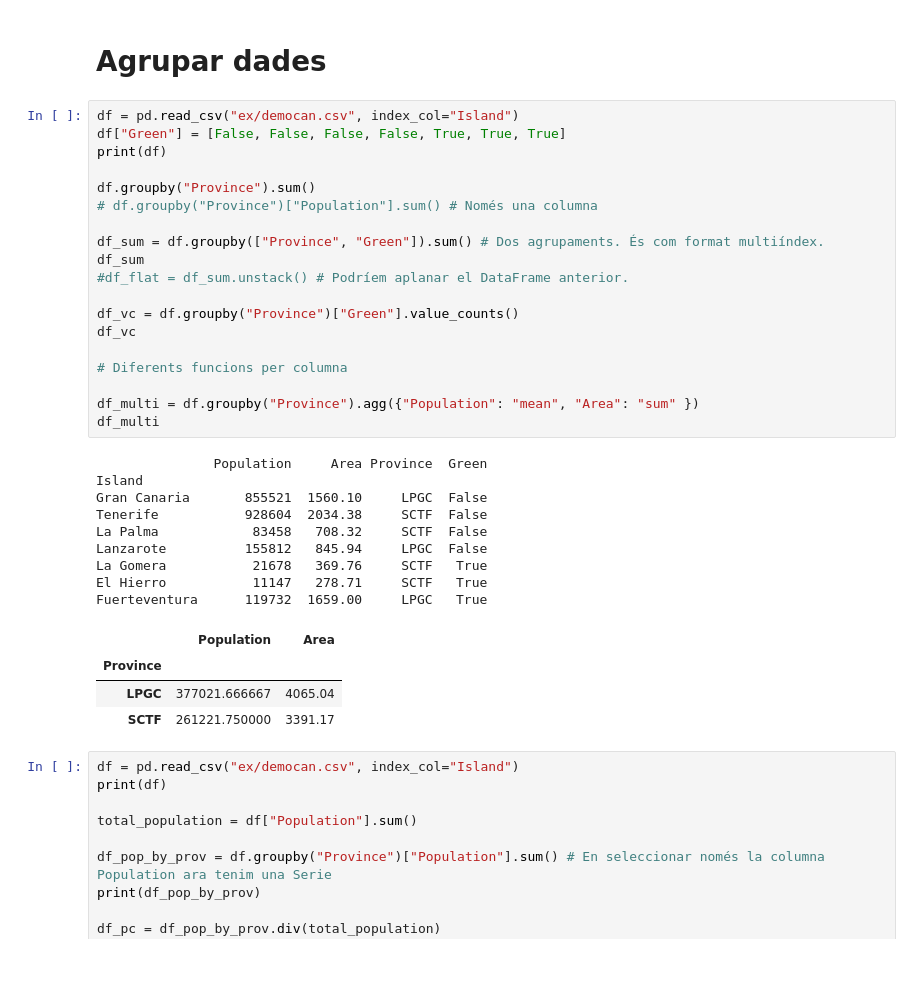
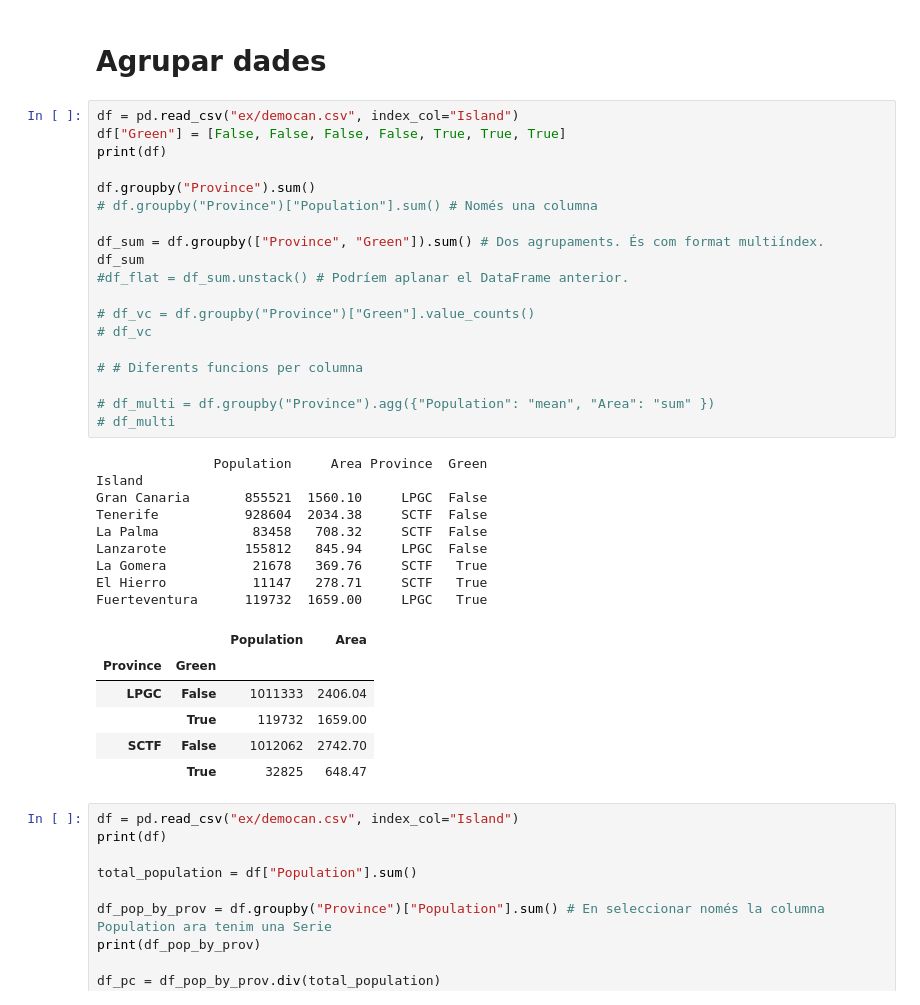
Before and after one commit to ditcas/llibreries_python, a Jupyter notebook: pandas.ipynb, the cells around one changed output. Cells and saved outputs as stored; diff of their text form; blank space fills up the shorter version.

```diff
--- a/pandas.ipynb
+++ b/pandas.ipynb
@@ -1089,36 +1089,38 @@ Alphabet  182527    135301  California  United States
 # %%
 df = pd.read_csv("ex/democan.csv", index_col="Island")
 df["Green"] = [False, False, False, False, True, True, True]
 print(df)
 
 df.groupby("Province").sum()
 # df.groupby("Province")["Population"].sum() # Només una columna
 
 df_sum = df.groupby(["Province", "Green"]).sum() # Dos agrupaments. És com format multiíndex.
 df_sum
 #df_flat = df_sum.unstack() # Podríem aplanar el DataFrame anterior.
 
-df_vc = df.groupby("Province")["Green"].value_counts()
-df_vc
+# df_vc = df.groupby("Province")["Green"].value_counts()
+# df_vc
 
-# Diferents funcions per columna
+# # Diferents funcions per columna
 
-df_multi = df.groupby("Province").agg({"Population": "mean", "Area": "sum" })
-df_multi
+# df_multi = df.groupby("Province").agg({"Population": "mean", "Area": "sum" })
+# df_multi
 # %% [output]
                Population     Area Province  Green
 Island
 Gran Canaria       855521  1560.10     LPGC  False
 Tenerife           928604  2034.38     SCTF  False
 La Palma            83458   708.32     SCTF  False
 Lanzarote          155812   845.94     LPGC  False
 La Gomera           21678   369.76     SCTF   True
 El Hierro           11147   278.71     SCTF   True
 Fuerteventura      119732  1659.00     LPGC   True
-|  | Population | Area |
-| Province |  |  |
-| LPGC | 377021.666667 | 4065.04 |
-| SCTF | 261221.750000 | 3391.17 |
+|  |  | Population | Area |
+| Province | Green |  |  |
+| LPGC | False | 1011333 | 2406.04 |
+|  | True | 119732 | 1659.00 |
+| SCTF | False | 1012062 | 2742.70 |
+|  | True | 32825 | 648.47 |
 # %%
 df = pd.read_csv("ex/democan.csv", index_col="Island")
 print(df)
```
